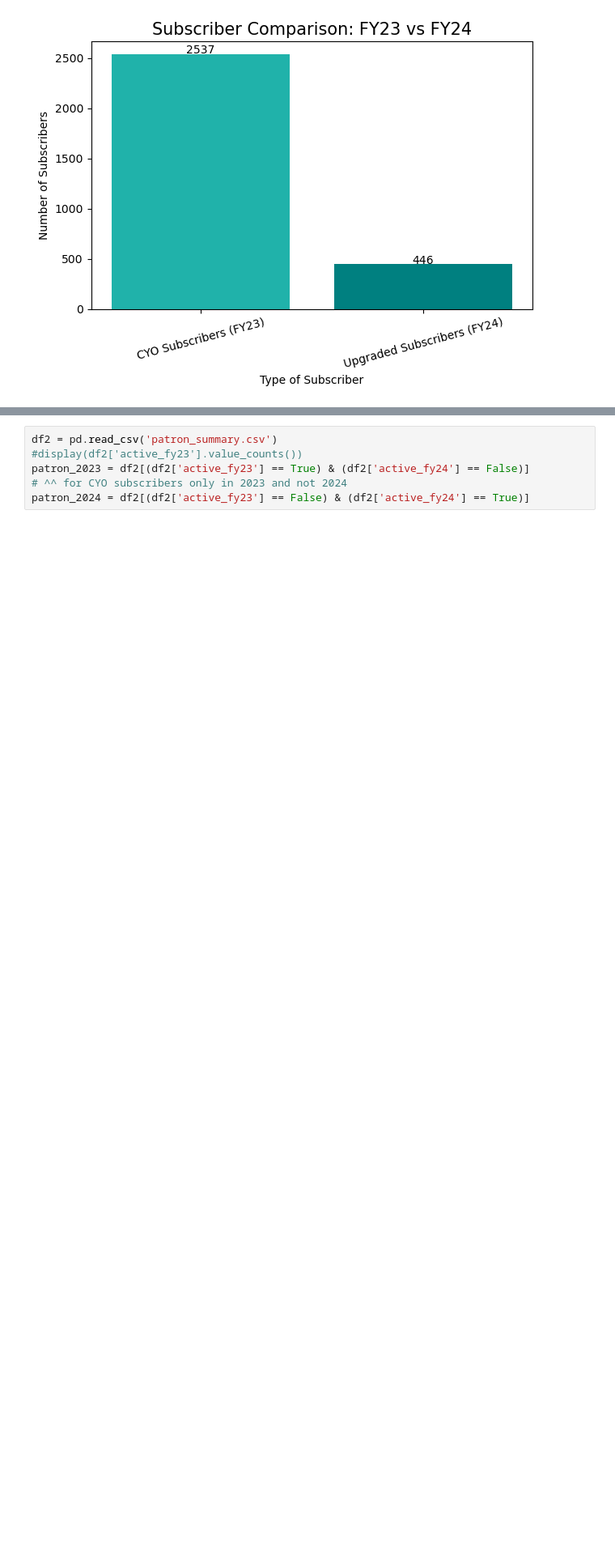
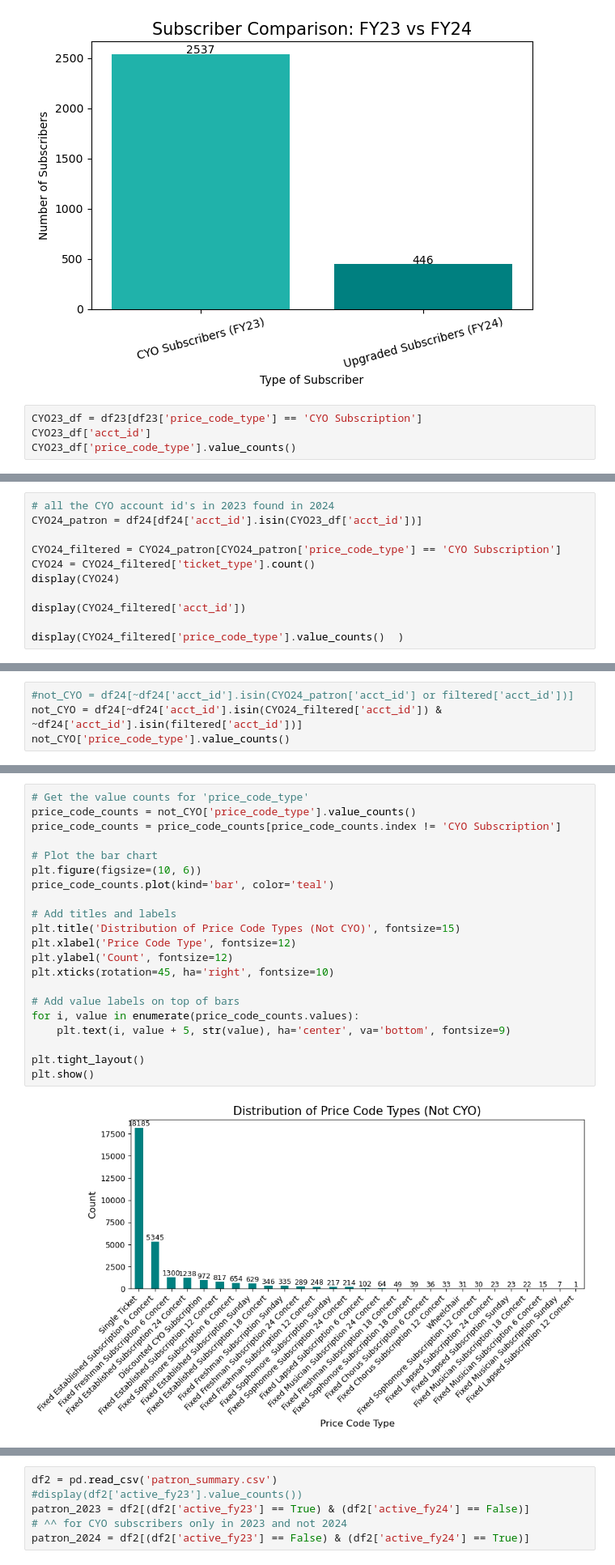
Before and after one commit to gabriela-ilinca/ASO, a Jupyter notebook: briana_workbook.ipynb, the cells around one changed output, grey strips where cells are left out. Shown at 81% size. Cells and saved outputs as stored; diff of their text form; blank space fills up the shorter version.

Commit message:
more visualizations

```diff
--- a/briana_workbook.ipynb
+++ b/briana_workbook.ipynb
@@ -234,3 +234,7 @@ plt.tight_layout()
 plt.show()
 # %% [output]
 [figure]
+# %%
+CYO23_df = df23[df23['price_code_type'] == 'CYO Subscription']
+CYO23_df['acct_id']
+CYO23_df['price_code_type'].value_counts()
@@ -236,0 +259,11 @@ plt.show()
+# %%
+# all the CYO account id's in 2023 found in 2024
+CYO24_patron = df24[df24['acct_id'].isin(CYO23_df['acct_id'])]
+
+CYO24_filtered = CYO24_patron[CYO24_patron['price_code_type'] == 'CYO Subscription']
+CYO24 = CYO24_filtered['ticket_type'].count()
+display(CYO24)
+
+display(CYO24_filtered['acct_id'])
+
+display(CYO24_filtered['price_code_type'].value_counts()  )
@@ -236,0 +287,4 @@ plt.show()
+# %%
+#not_CYO = df24[~df24['acct_id'].isin(CYO24_patron['acct_id'] or filtered['acct_id'])]
+not_CYO = df24[~df24['acct_id'].isin(CYO24_filtered['acct_id']) & ~df24['acct_id'].isin(filtered['acct_id'])]
+not_CYO['price_code_type'].value_counts()
@@ -236,0 +309,23 @@ plt.show()
+# %%
+# Get the value counts for 'price_code_type'
+price_code_counts = not_CYO['price_code_type'].value_counts()
+price_code_counts = price_code_counts[price_code_counts.index != 'CYO Subscription']
+
+# Plot the bar chart
+plt.figure(figsize=(10, 6))
+price_code_counts.plot(kind='bar', color='teal')
+
+# Add titles and labels
+plt.title('Distribution of Price Code Types (Not CYO)', fontsize=15)
+plt.xlabel('Price Code Type', fontsize=12)
+plt.ylabel('Count', fontsize=12)
+plt.xticks(rotation=45, ha='right', fontsize=10)
+
+# Add value labels on top of bars
+for i, value in enumerate(price_code_counts.values):
+    plt.text(i, value + 5, str(value), ha='center', va='bottom', fontsize=9)
+
+plt.tight_layout()
+plt.show()
+# %% [output]
+[figure, added]
```
Also changed, not shown: parts of 8 cells of this notebook.
